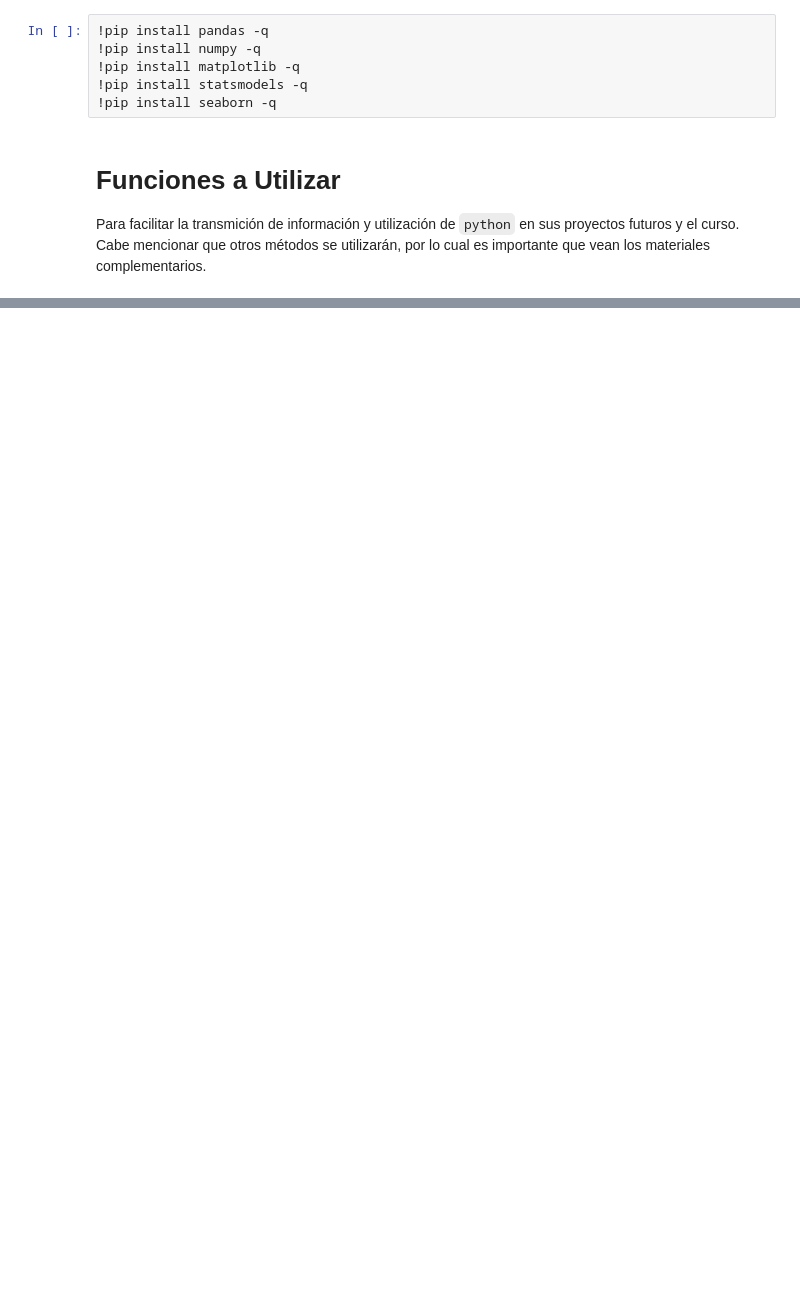
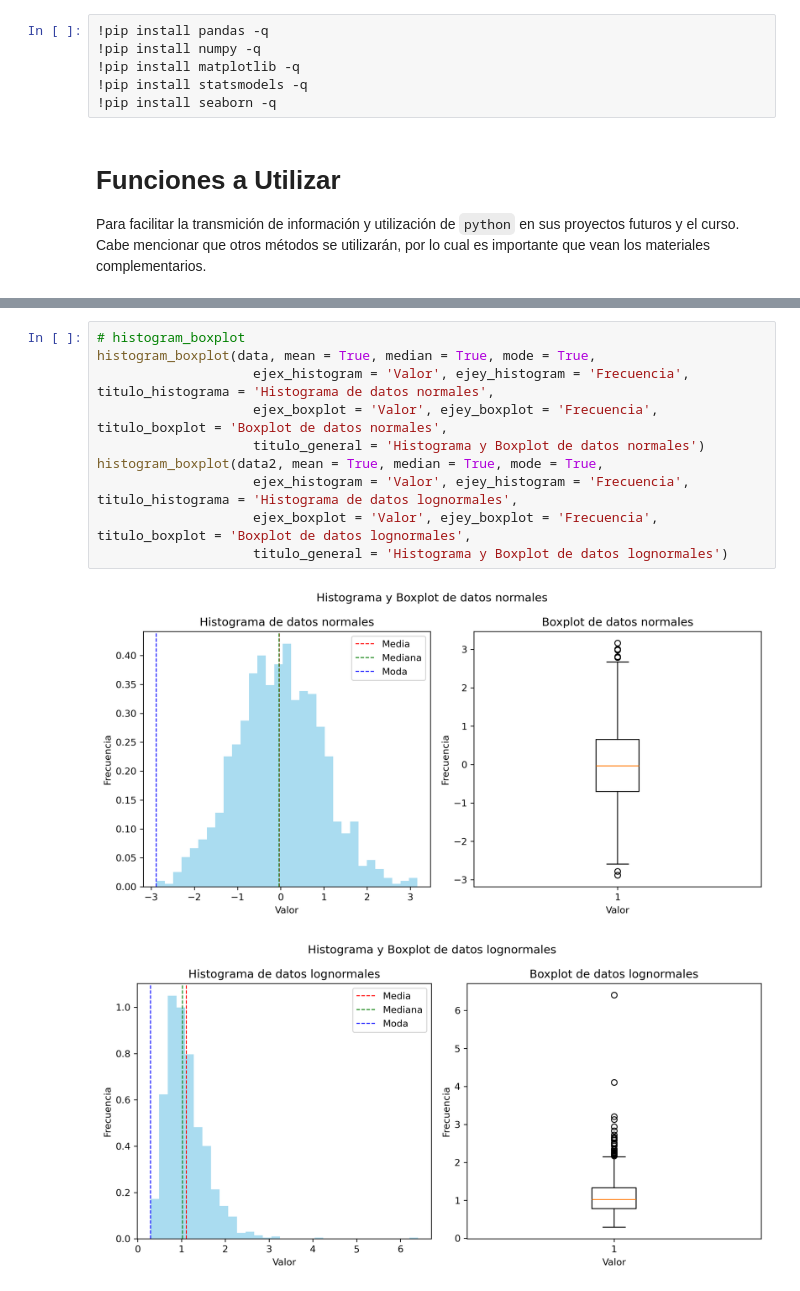
Before and after one commit to aarlandw/IIQ3402-Statistical-Design-Optimization-Multivariate-Analysis, a Jupyter notebook: Ayudantias/PreAyudantia2_AnalisisExploratorioDeDatos.ipynb, the cells around one changed output, grey strips where cells are left out. Saved outputs shown, nothing was run; the diff lists cells and outputs as text; blank space fills up the shorter version.

```diff
--- a/Ayudantias/PreAyudantia2_AnalisisExploratorioDeDatos.ipynb
+++ b/Ayudantias/PreAyudantia2_AnalisisExploratorioDeDatos.ipynb
@@ -263,0 +319,13 @@ def histogram_boxplot(data, mean = True, median = True, mode = True,
+# %%
+# histogram_boxplot
+histogram_boxplot(data, mean = True, median = True, mode = True,
+                    ejex_histogram = 'Valor', ejey_histogram = 'Frecuencia', titulo_histograma = 'Histograma de datos normales',
+                    ejex_boxplot = 'Valor', ejey_boxplot = 'Frecuencia', titulo_boxplot = 'Boxplot de datos normales',
+                    titulo_general = 'Histograma y Boxplot de datos normales')
+histogram_boxplot(data2, mean = True, median = True, mode = True,
+                    ejex_histogram = 'Valor', ejey_histogram = 'Frecuencia', titulo_histograma = 'Histograma de datos lognormales',
+                    ejex_boxplot = 'Valor', ejey_boxplot = 'Frecuencia', titulo_boxplot = 'Boxplot de datos lognormales',
+                    titulo_general = 'Histograma y Boxplot de datos lognormales')
+# %% [output]
+[figure, added]
+[figure, added]
```
Also changed, not shown: parts of 9 cells of this notebook, 1 other file.
